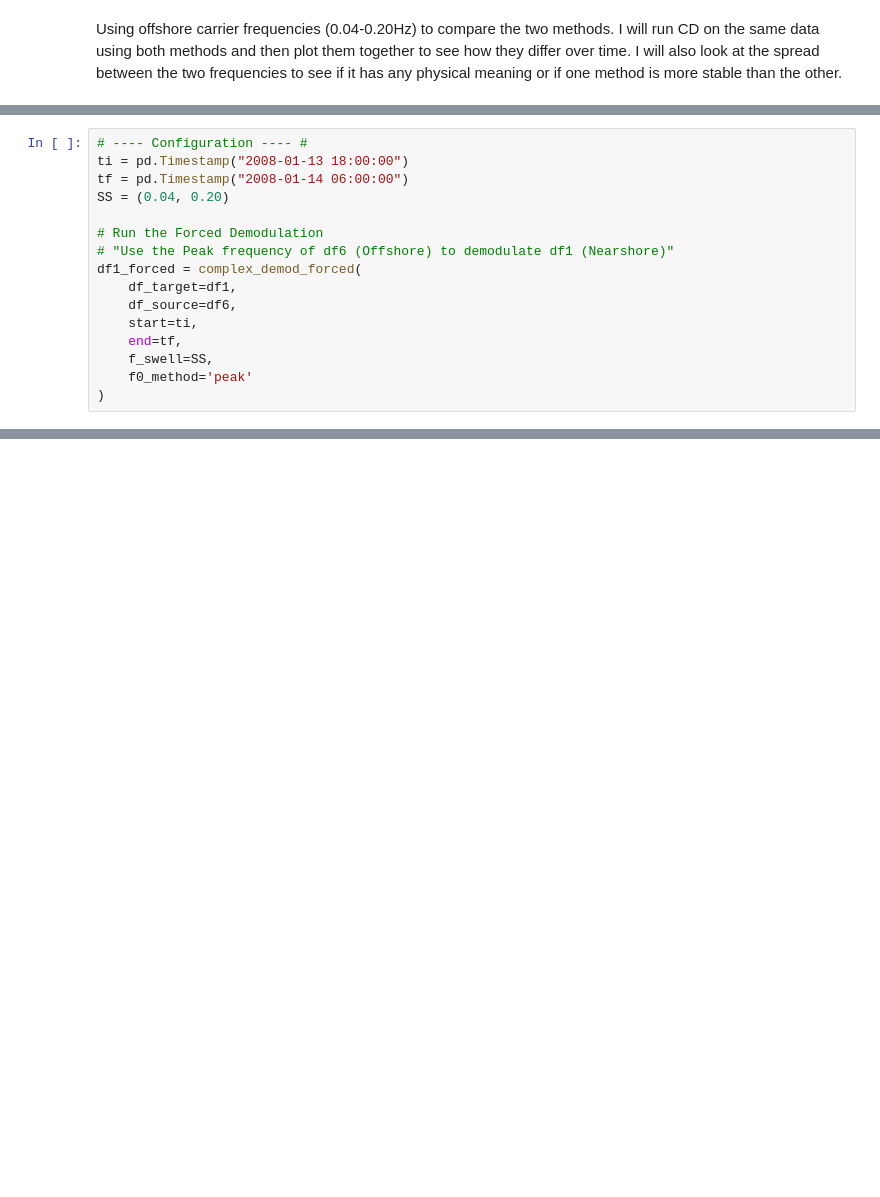
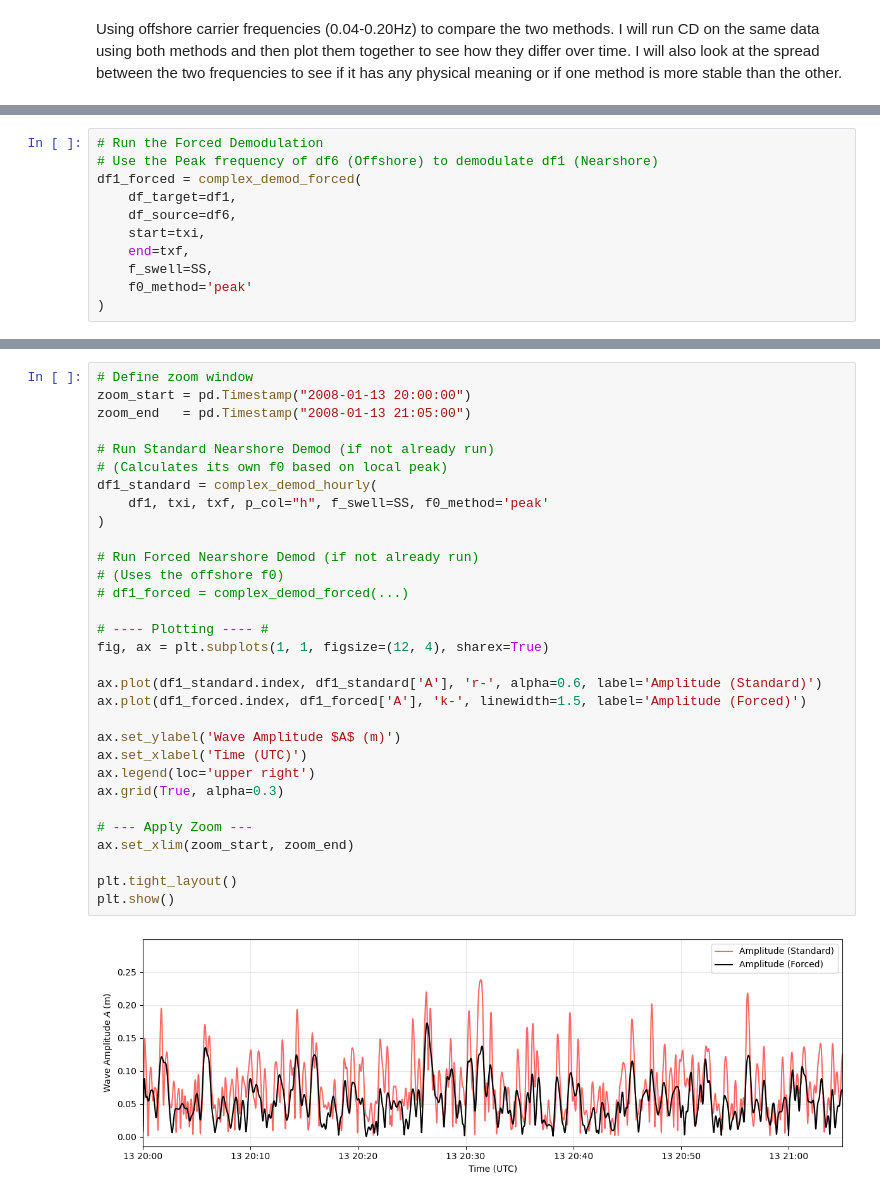
Before and after one commit to isidora-rojas/PILOT_Mokuleia, a Jupyter notebook: 2026_Mark_Meetings/2026-02-04.ipynb, the cells around one changed output, grey strips where cells are left out. Cells and saved outputs as stored; diff of their text form; blank space fills up the shorter version.

Commit message:
add forced f0 option to CD script

```diff
--- a/2026_Mark_Meetings/2026-02-04.ipynb
+++ b/2026_Mark_Meetings/2026-02-04.ipynb
@@ -150,16 +142,11 @@ Processing 12 hourly blocks...
 # %%
-# ---- Configuration ---- #
-ti = pd.Timestamp("2008-01-13 18:00:00")
-tf = pd.Timestamp("2008-01-14 06:00:00")
-SS = (0.04, 0.20)
-
 # Run the Forced Demodulation
-# "Use the Peak frequency of df6 (Offshore) to demodulate df1 (Nearshore)"
+# Use the Peak frequency of df6 (Offshore) to demodulate df1 (Nearshore)
 df1_forced = complex_demod_forced(
     df_target=df1,
     df_source=df6,
-    start=ti,
-    end=tf,
+    start=txi,
+    end=txf,
     f_swell=SS,
     f0_method='peak'
 )
@@ -221,0 +193,33 @@ Running Standard Nearshore Demod...
+# %%
+# Define zoom window
+zoom_start = pd.Timestamp("2008-01-13 20:00:00")
+zoom_end   = pd.Timestamp("2008-01-13 21:05:00")
+
+# Run Standard Nearshore Demod (if not already run)
+# (Calculates its own f0 based on local peak)
+df1_standard = complex_demod_hourly(
+    df1, txi, txf, p_col="h", f_swell=SS, f0_method='peak'
+)
+
+# Run Forced Nearshore Demod (if not already run)
+# (Uses the offshore f0)
+# df1_forced = complex_demod_forced(...)
+
+# ---- Plotting ---- #
+fig, ax = plt.subplots(1, 1, figsize=(12, 4), sharex=True)
+
+ax.plot(df1_standard.index, df1_standard['A'], 'r-', alpha=0.6, label='Amplitude (Standard)')
+ax.plot(df1_forced.index, df1_forced['A'], 'k-', linewidth=1.5, label='Amplitude (Forced)')
+
+ax.set_ylabel('Wave Amplitude $A$ (m)')
+ax.set_xlabel('Time (UTC)')
+ax.legend(loc='upper right')
+ax.grid(True, alpha=0.3)
+
+# --- Apply Zoom ---
+ax.set_xlim(zoom_start, zoom_end)
+
+plt.tight_layout()
+plt.show()
+# %% [output]
+[figure, added]
```
Also changed, not shown: parts of 36 cells of this notebook, 3 other files.
